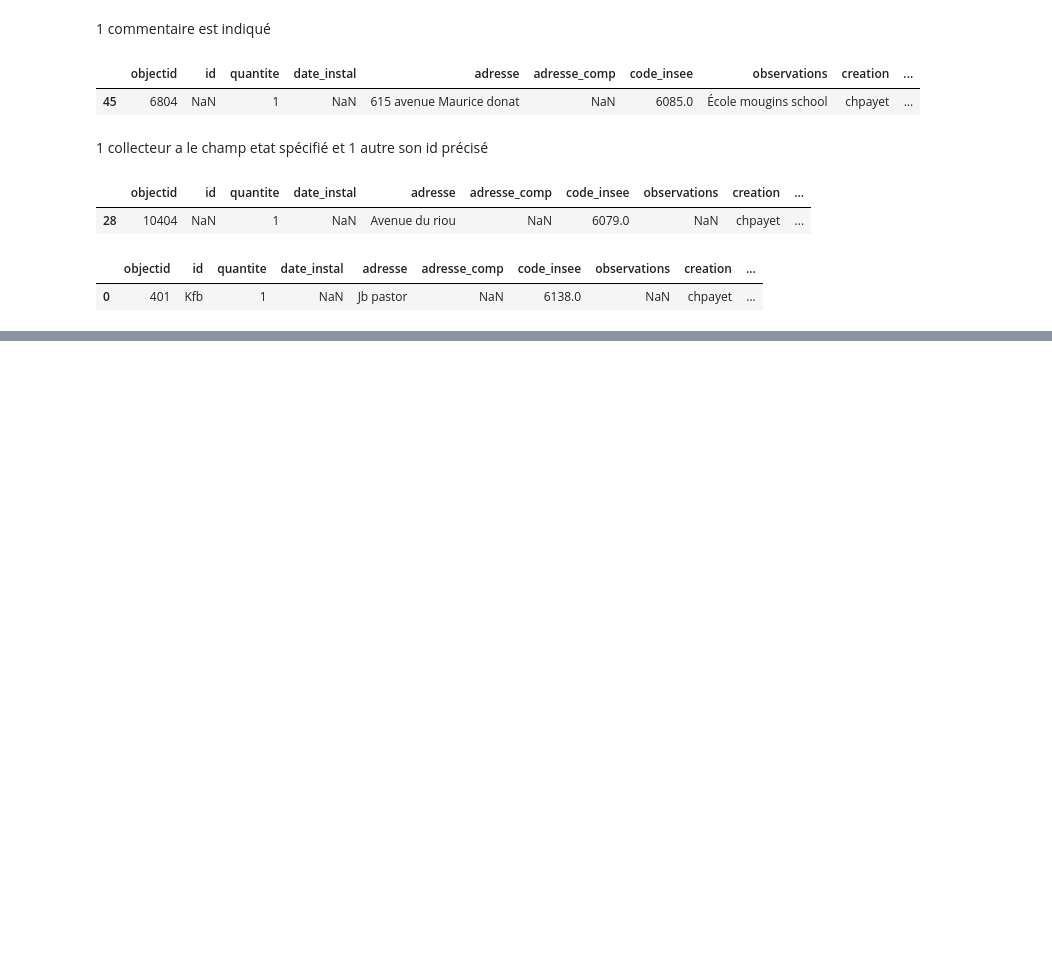
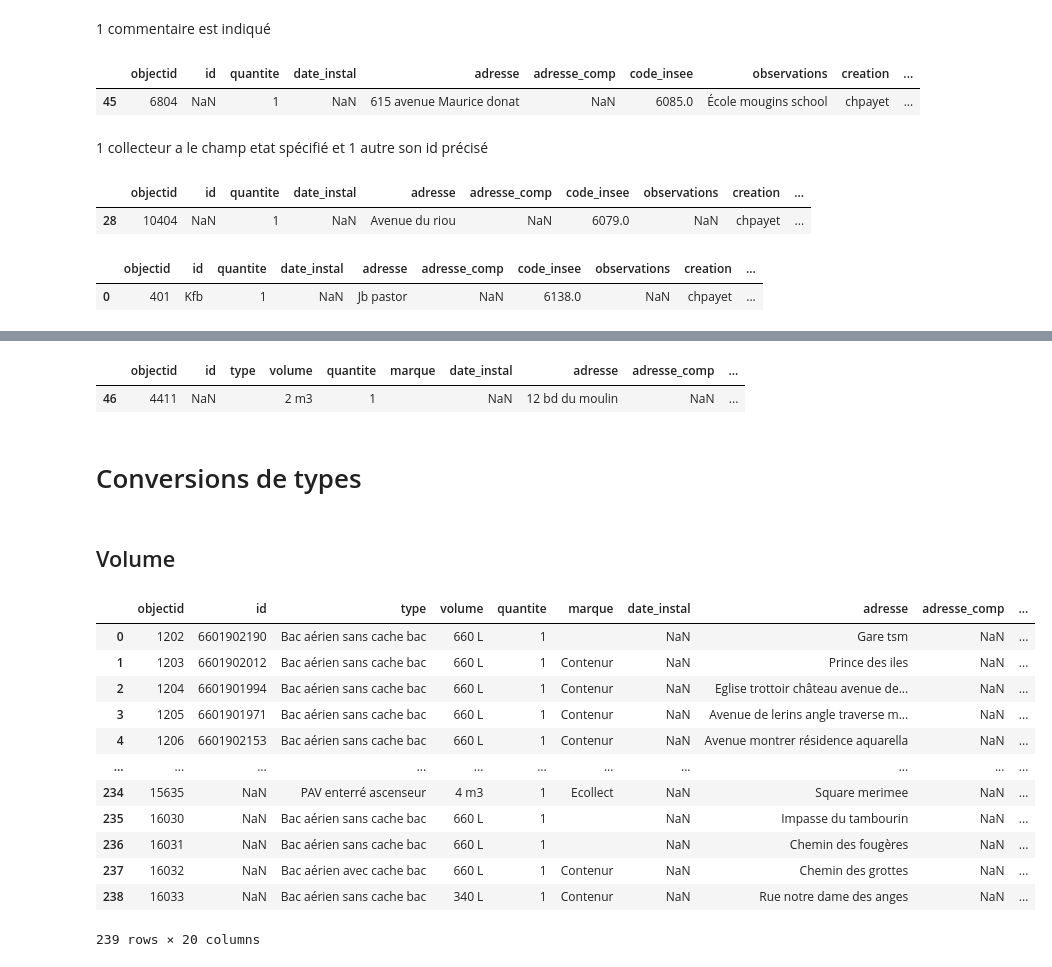
Before and after one commit to antjacquemin/cliiinkv0, a Jupyter notebook: src/DataViz.ipynb, the cells around one changed output, grey strips where cells are left out. Saved outputs shown, nothing was run; the diff lists cells and outputs as text; code cells hidden in the pictures; blank space fills up the shorter version.

```diff
--- a/src/DataViz.ipynb
+++ b/src/DataViz.ipynb
@@ -1055,0 +1077,2 @@ dataVetement[dataVetement.id.notna()]
+# %%
+dataTri.loc[41, 'code_insee'] = 6138.0
@@ -1055,0 +1166,5 @@ dataVetement[dataVetement.id.notna()]
+# %%
+dataTri.loc[3, "volume"] = "660 L" #ATT5_Photo
+dataTri.loc[11, "volume"] = "660 L" #ATT401_Photo1
+dataTri.loc[28, "volume"] = "3 m3" #ATT406_Photo1
+dataTri.loc[80, "volume"] = "3 m3" #ATT2010_Photo1
@@ -1055,0 +1202,5 @@ dataVetement[dataVetement.id.notna()]
+# %%
+dataVerre[dataVerre.type == " "]
+# %% [output]
+|  | objectid | id | type | volume | quantite | marque | date_instal | adresse | adresse_comp | ... |
+| 46 | 4411 | NaN |  | 2 m3 | 1 |  | NaN | 12 bd du moulin | NaN | ... |
@@ -1055,0 +1209,2 @@ dataVetement[dataVetement.id.notna()]
+# %% [markdown]
+# Conversions de types
@@ -1055,0 +1213,19 @@ dataVetement[dataVetement.id.notna()]
+# %% [markdown]
+## Volume
+# %%
+# Exemple avant conversion
+dataTri
+# %% [output]
+|  | objectid | id | type | volume | quantite | marque | date_instal | adresse | adresse_comp | ... |
+| 0 | 1202 | 6601902190 | Bac aérien sans cache bac | 660 L | 1 |  | NaN | Gare tsm | NaN | ... |
+| 1 | 1203 | 6601902012 | Bac aérien sans cache bac | 660 L | 1 | Contenur | NaN | Prince des iles | NaN | ... |
+| 2 | 1204 | 6601901994 | Bac aérien sans cache bac | 660 L | 1 | Contenur | NaN | Eglise trottoir château avenue de... | NaN | ... |
+| 3 | 1205 | 6601901971 | Bac aérien sans cache bac | 660 L | 1 | Contenur | NaN | Avenue de lerins angle traverse m... | NaN | ... |
+| 4 | 1206 | 6601902153 | Bac aérien sans cache bac | 660 L | 1 | Contenur | NaN | Avenue montrer résidence aquarella | NaN | ... |
+| ... | ... | ... | ... | ... | ... | ... | ... | ... | ... | ... |
+| 234 | 15635 | NaN | PAV enterré ascenseur | 4 m3 | 1 | Ecollect | NaN | Square merimee | NaN | ... |
+| 235 | 16030 | NaN | Bac aérien sans cache bac | 660 L | 1 |  | NaN | Impasse du tambourin | NaN | ... |
+| 236 | 16031 | NaN | Bac aérien sans cache bac | 660 L | 1 |  | NaN | Chemin des fougères | NaN | ... |
+| 237 | 16032 | NaN | Bac aérien avec cache bac | 660 L | 1 | Contenur | NaN | Chemin des grottes | NaN | ... |
+| 238 | 16033 | NaN | Bac aérien sans cache bac | 340 L | 1 | Contenur | NaN | Rue notre dame des anges | NaN | ... |
+239 rows × 20 columns
```
Also changed, not shown: parts of 49 cells of this notebook.
